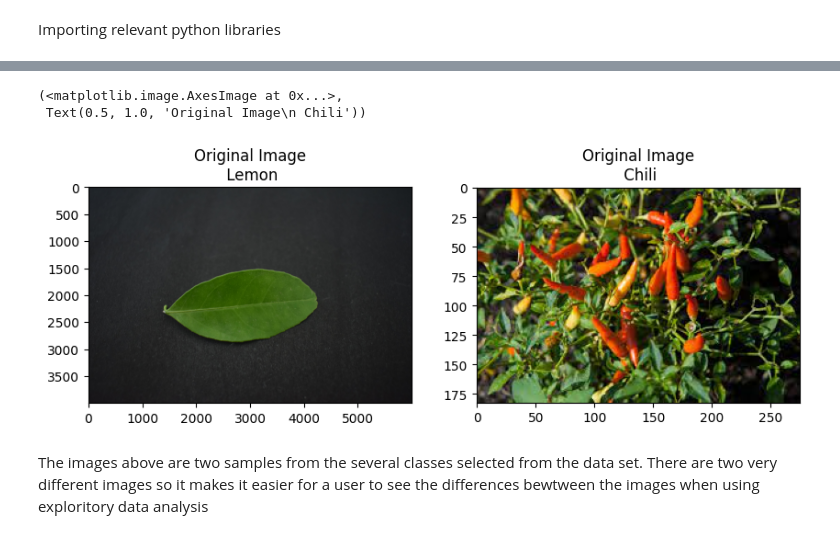
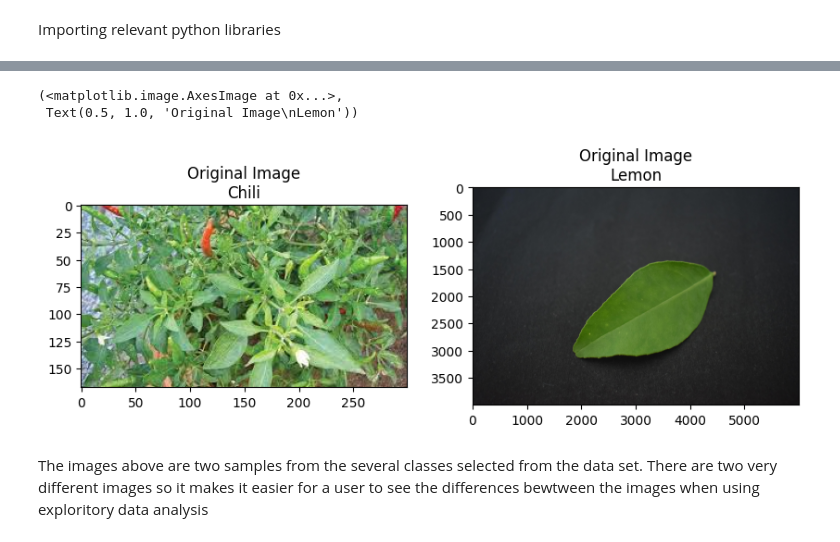
Before and after one commit to AlexanderZ101/ST1_Capstone_u3244749, a Jupyter notebook: ST1_capstone.ipynb, the cells around one changed output, grey strips where cells are left out. Cells and saved outputs as stored; diff of their text form; code cells hidden in the pictures.

````diff
--- a/ST1_capstone.ipynb
+++ b/ST1_capstone.ipynb
@@ -42,20 +63,20 @@ Testing file paths by reading and displaying images
 ```
 # %%
-#Read and Display Images
+# Read and Dispaly images
 
-img_path_1 = '/content/drive/MyDrive/ST1_Capstone/Lemon__healthy/0010_0001.JPG'
-img_path_2 = '/content/drive/MyDrive/ST1_Capstone/Chili__healthy/Cabai_sehat005.jpg'
+img_path_1 = '/content/gdrive/MyDrive/ST1_Capstone/Chili__healthy/Cabai_sehat001.jpg'
+img_path_2 = '/content/gdrive/MyDrive/ST1_Capstone/Lemon__healthy/0010_0017.JPG'
 img_1 = cv2.imread(img_path_1)
 img_2 = cv2.imread(img_path_2)
 plt.figure(figsize=(10, 10))
 plt.subplot(121)
-plt.imshow(cv2.cvtColor(img_1, cv2.COLOR_BGR2RGB)),plt.title('Original Image\n Lemon')
+plt.imshow(cv2.cvtColor(img_1, cv2.COLOR_BGR2RGB)),plt.title('Original Image\nChili')
 plt.subplot(122)
-plt.imshow(cv2.cvtColor(img_2, cv2.COLOR_BGR2RGB)),plt.title('Original Image\n Chili')
+plt.imshow(cv2.cvtColor(img_2, cv2.COLOR_BGR2RGB)),plt.title('Original Image\nLemon')
 # %% [output]
 (<matplotlib.image.AxesImage at 0x...>,
- Text(0.5, 1.0, 'Original Image\n Chili'))
+ Text(0.5, 1.0, 'Original Image\nLemon'))
-[figure, old version]
+[figure, new version]
 # %% [markdown]
 The images above are two samples from the several classes selected from the data set. There are two very different images so it makes it easier for a user to see the differences bewtween the images when using exploritory data analysis
 # %% [markdown]
````
Also changed, not shown: parts of 8 cells of this notebook.
